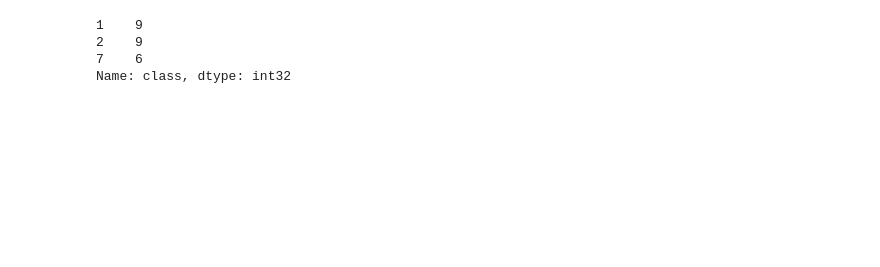
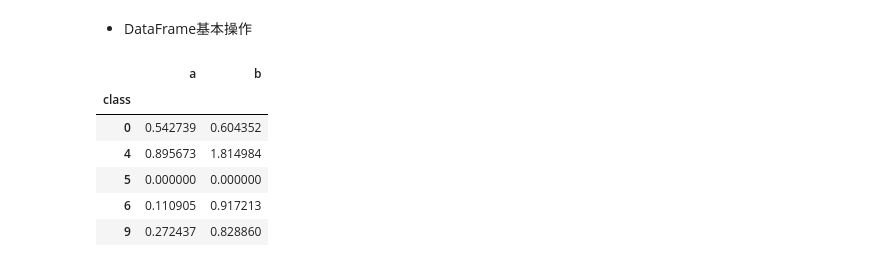
Before and after one commit to Quan-y/AIPND, a Jupyter notebook: P2/02_pandas.ipynb, the cells around one changed output. Cells and saved outputs as stored; diff of their text form; code cells hidden in the pictures; blank space fills up the shorter version.

```diff
--- a/P2/02_pandas.ipynb
+++ b/P2/02_pandas.ipynb
@@ -68,56 +119,45 @@ dtype: int64
+# %% [markdown]
+* DataFrame基本操作
 # %%
-# dataframe
-data = pd.DataFrame({'a': np.random.rand(10), 'b': np.random.rand(10)})
-data.dtypes
-data.head(3)
-data.tail(3)
-list(data.index)
-data.columns
-data.values
-data.describe()
+# 基本操作
+# 1. 转秩
 data.T
+# 2. 排序
 data.sort_values(by = 'a', ascending = False)
 # df.sort_values(by=['age', 'visits'], ascending=[False, True])
-# row index
-data[:3]
-data.iloc[:3,:1]
-data['a'].head(3)
-data.a
-data.iat[1, 1]
-# conditional index
-data[data['a']>0.1]
-# copy
+# 3. copy
 data1 = data.copy()
-# replace
+# 4. replace
 data1.iloc[[0,3,5,7],[0,1]] = np.nan
 data1.loc[[1],['a', 'b']] = np.nan
-# isnull
-data1.isnull()
-# fillna
-data1 = data1.fillna(1)
-data1.loc[[1],['a', 'b']] = np.nan
-# dropna any row contains nan
-data1 = data1.dropna(how = 'any')
-# operation
+# 5. operation
 data1.mean()
 data1.describe()
 data1.diff()
-# merge, concat, join
-data1.index = range(len(data1))
-data1 = pd.concat([data1, pd.DataFrame({'a': 0, 'b': 1}, index = [9])])
-pd.merge(data1, data, on = 'a')
-# special index
-# with key word
-data['class'] = np.random.randint(0, 10, 10)
-data[data['class'].isin([1, 7])]
-# map
-data['class'].map({1: True, 0: False})
-# idxmin, idxmax
-data.sum().idxmax()
-# .nlargest
-data['class'].nlargest(3)
+# 6. map
+data1['class'] = np.random.randint(0, 10, 10)
+data1['class'].map({1: True, 0: False})
+# 7. idxmin, idxmax
+data1.sum().idxmax()
+# 8. nlargest
+data1['class'].nlargest(3)
+# 9. shift
+data1.shift()
+# 10. rename
+data1.rename(index = {4: 'Chg'})
+# 11. set_index
+data1.set_index('a')
+# 12. count 仅仅计算非空数值个数
+data1.count()
+# 13. corr计算
+data1.corr()
+# 14. groupby
+data1.groupby('class').sum()
 # %% [output]
-1    9
-2    9
-7    6
-Name: class, dtype: int32
+|  | a | b |
+| class |  |  |
+| 0 | 0.542739 | 0.604352 |
+| 4 | 0.895673 | 1.814984 |
+| 5 | 0.000000 | 0.000000 |
+| 6 | 0.110905 | 0.917213 |
+| 9 | 0.272437 | 0.828860 |
```
Also changed, not shown: parts of 27 cells of this notebook.
